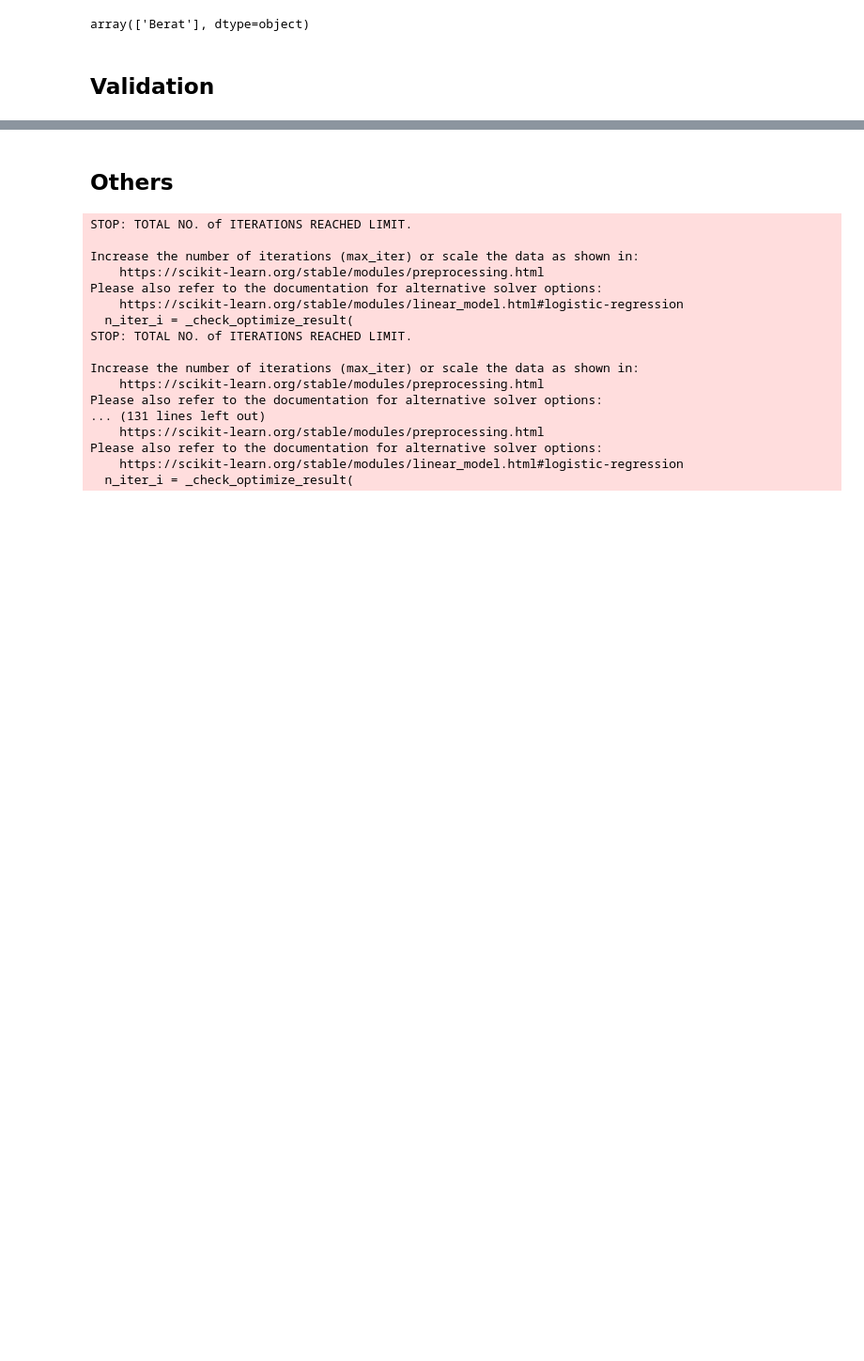
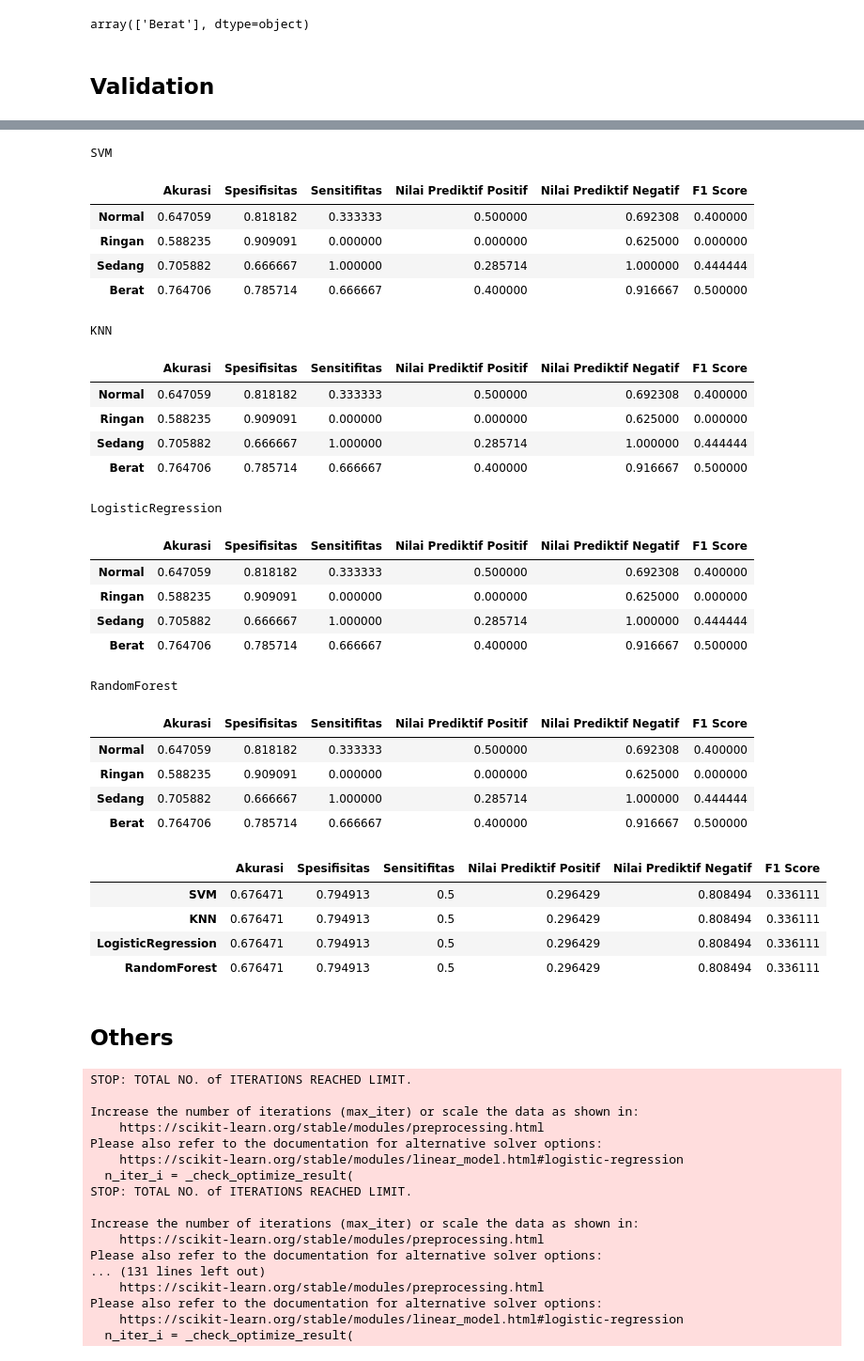
Before and after one commit to anthonyreynaldi/screening_sleep_apnea_ai, a Jupyter notebook: Skripsi_Screening_Sleep_Apnea.ipynb, the cells around one changed output, grey strips where cells are left out. Shown: that part at 94% size. Cells and saved outputs as stored; diff of their text form; code cells hidden in the pictures; blank space fills up the shorter version.

```diff
--- a/Skripsi_Screening_Sleep_Apnea.ipynb
+++ b/Skripsi_Screening_Sleep_Apnea.ipynb
@@ -520,3 +551,51 @@ d:\Petra\Semester 8\screening_sleep_apnea_ai\models\RandomForest_model.joblib
+# %%
+knn = df_test[15]
+logistic = df_test[16]
+forest = df_test[17]
+svm = df_test[18]
+dokter = df_test[20]
+
+list_model = [svm, knn, logistic, forest]
+models_name = ['SVM', 'KNN', 'LogisticRegression', 'RandomForest']
+result = {}
+
+for model_name, model in zip(models_name, list_model):
+    metrics_per_class = calculate_metrics_all(dokter, knn, ['Normal', 'Ringan', 'Sedang', 'Berat'])
+    print(model_name)
+    display(metrics_per_class)
+    result[model_name] = metrics_per_class.mean()
+
+display(pd.DataFrame(result).T)
+# %% [output]
+SVM
+|  | Akurasi | Spesifisitas | Sensitifitas | Nilai Prediktif Positif | Nilai Prediktif Negatif | F1 Score |
+| Normal | 0.647059 | 0.818182 | 0.333333 | 0.500000 | 0.692308 | 0.400000 |
+| Ringan | 0.588235 | 0.909091 | 0.000000 | 0.000000 | 0.625000 | 0.000000 |
+| Sedang | 0.705882 | 0.666667 | 1.000000 | 0.285714 | 1.000000 | 0.444444 |
+| Berat | 0.764706 | 0.785714 | 0.666667 | 0.400000 | 0.916667 | 0.500000 |
+KNN
+|  | Akurasi | Spesifisitas | Sensitifitas | Nilai Prediktif Positif | Nilai Prediktif Negatif | F1 Score |
+| Normal | 0.647059 | 0.818182 | 0.333333 | 0.500000 | 0.692308 | 0.400000 |
+| Ringan | 0.588235 | 0.909091 | 0.000000 | 0.000000 | 0.625000 | 0.000000 |
+| Sedang | 0.705882 | 0.666667 | 1.000000 | 0.285714 | 1.000000 | 0.444444 |
+| Berat | 0.764706 | 0.785714 | 0.666667 | 0.400000 | 0.916667 | 0.500000 |
+LogisticRegression
+|  | Akurasi | Spesifisitas | Sensitifitas | Nilai Prediktif Positif | Nilai Prediktif Negatif | F1 Score |
+| Normal | 0.647059 | 0.818182 | 0.333333 | 0.500000 | 0.692308 | 0.400000 |
+| Ringan | 0.588235 | 0.909091 | 0.000000 | 0.000000 | 0.625000 | 0.000000 |
+| Sedang | 0.705882 | 0.666667 | 1.000000 | 0.285714 | 1.000000 | 0.444444 |
+| Berat | 0.764706 | 0.785714 | 0.666667 | 0.400000 | 0.916667 | 0.500000 |
+RandomForest
+|  | Akurasi | Spesifisitas | Sensitifitas | Nilai Prediktif Positif | Nilai Prediktif Negatif | F1 Score |
+| Normal | 0.647059 | 0.818182 | 0.333333 | 0.500000 | 0.692308 | 0.400000 |
+| Ringan | 0.588235 | 0.909091 | 0.000000 | 0.000000 | 0.625000 | 0.000000 |
+| Sedang | 0.705882 | 0.666667 | 1.000000 | 0.285714 | 1.000000 | 0.444444 |
+| Berat | 0.764706 | 0.785714 | 0.666667 | 0.400000 | 0.916667 | 0.500000 |
+|  | Akurasi | Spesifisitas | Sensitifitas | Nilai Prediktif Positif | Nilai Prediktif Negatif | F1 Score |
+| SVM | 0.676471 | 0.794913 | 0.5 | 0.296429 | 0.808494 | 0.336111 |
+| KNN | 0.676471 | 0.794913 | 0.5 | 0.296429 | 0.808494 | 0.336111 |
+| LogisticRegression | 0.676471 | 0.794913 | 0.5 | 0.296429 | 0.808494 | 0.336111 |
+| RandomForest | 0.676471 | 0.794913 | 0.5 | 0.296429 | 0.808494 | 0.336111 |
 # %% [markdown]
 ## Others
 # %%
```
Also changed, not shown: parts of 6 cells of this notebook, 1 other file.
